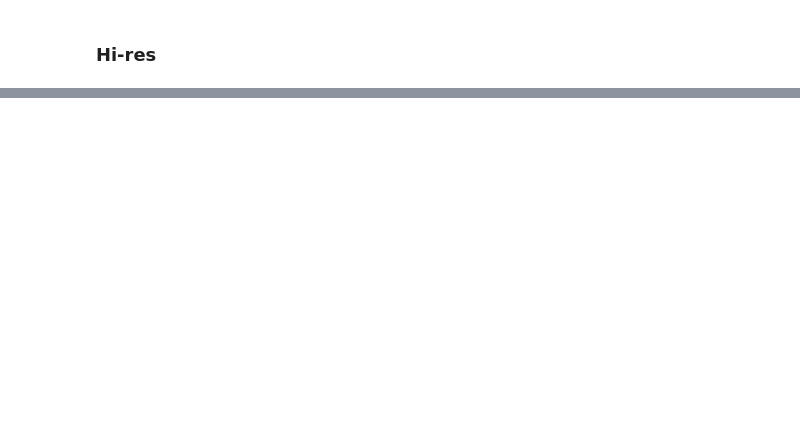
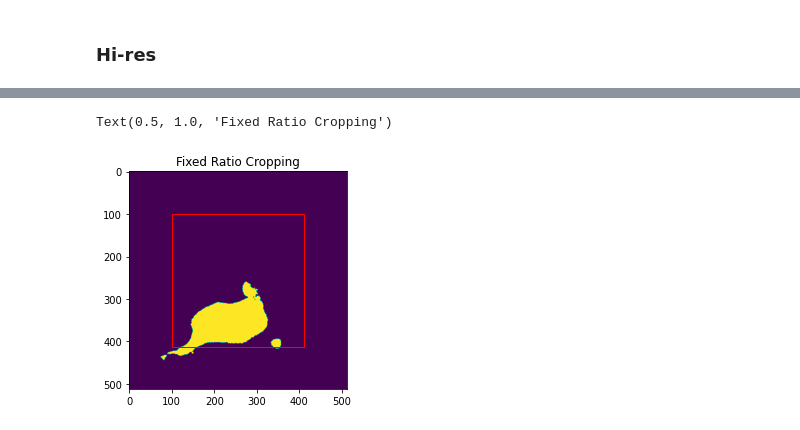
Before and after one commit to sbetko/laseg, a Jupyter notebook: etl.ipynb, the cells around one changed output, grey strips where cells are left out. Cells and saved outputs as stored; diff of their text form; code cells hidden in the pictures; blank space fills up the shorter version.

```diff
--- a/etl.ipynb
+++ b/etl.ipynb
@@ -445,0 +248,19 @@ heart_id = 1
+# %%
+ratio_x = 0.5
+ratio_y = 0.5
+
+plt.imshow(im)
+ax = plt.gca()
+
+
+top_x = int(ratio_x * diff_x)
+top_y = int(ratio_y * diff_y)
+bot_x = x - top_x - (1 - ratio_x)*diff_x
+bot_y = y - top_y - (1 - ratio_y)*diff_y
+rect = Rectangle((top_x, top_y), bot_x, bot_y,linewidth=1,edgecolor='r',facecolor='none')
+
+ax.add_patch(rect)
+plt.title('Fixed Ratio Cropping')
+# %% [output]
+Text(0.5, 1.0, 'Fixed Ratio Cropping')
+[figure, added]
```
Also changed, not shown: parts of 34 cells of this notebook, 3 other files.
